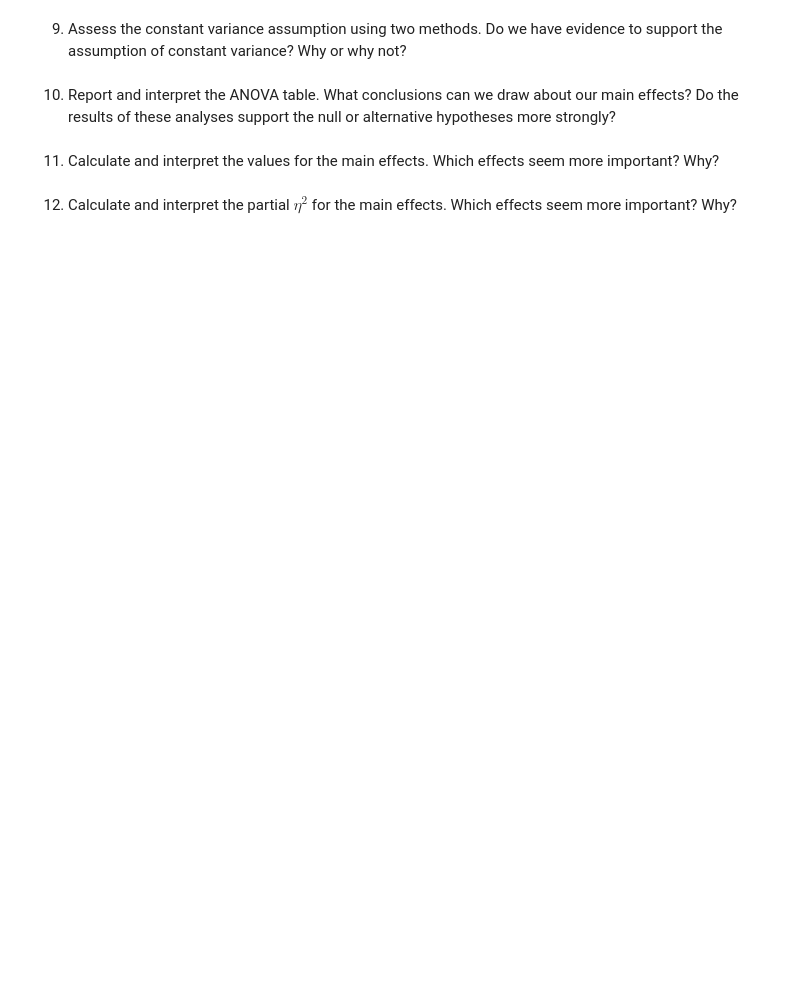
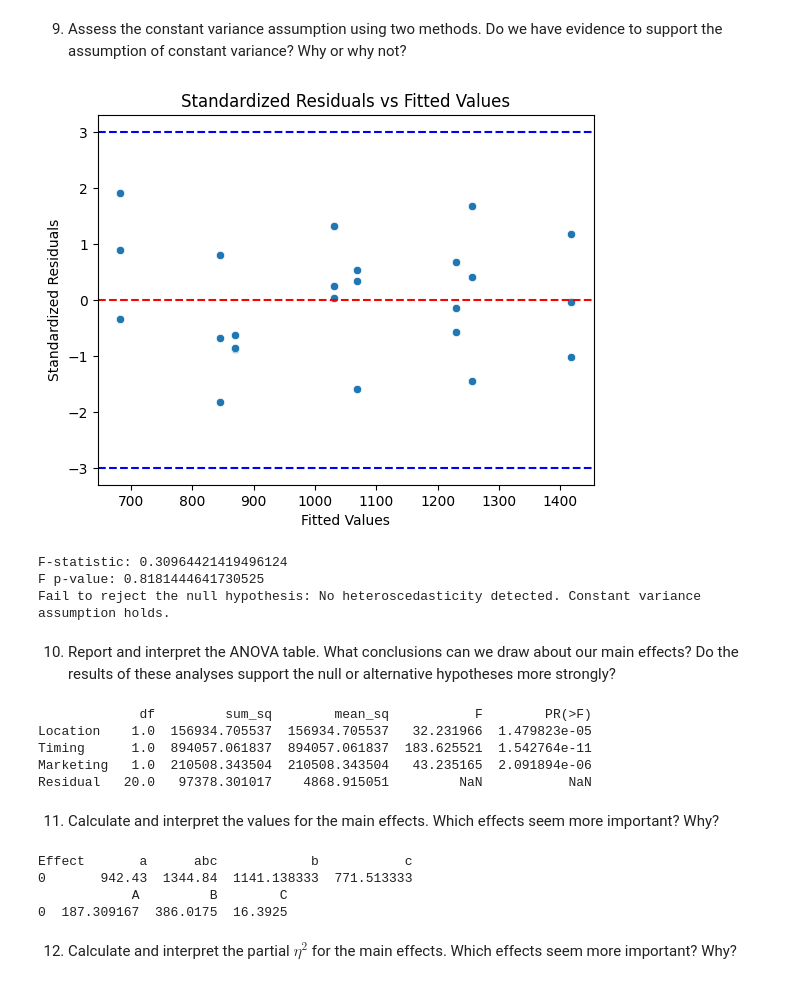
Before and after one commit to kwill580/STAT-7220-Applied-Experimental-Design, a Jupyter notebook: Assignments/Final-Exam/Final-Exam.ipynb, the cells around one changed output. Cells and saved outputs as stored; diff of their text form; code cells hidden in the pictures; blank space fills up the shorter version.

```diff
--- a/Assignments/Final-Exam/Final-Exam.ipynb
+++ b/Assignments/Final-Exam/Final-Exam.ipynb
@@ -282,15 +317,88 @@ plt.show()
 # %% [markdown]
 9. Assess the constant variance assumption using two methods. Do we have evidence to support the assumption of constant variance? Why or why not?
 # %%
-## Question 9 Code ##
+## Generate Scatterplot of Standardized Residuals vs Fitted Values ##
+
+sales_standard_res = sales_mod.get_influence().resid_studentized_internal
+sales_fitted_vals = sales_mod.fittedvalues
+
+sns.scatterplot(x=sales_fitted_vals,y=sales_standard_res)
+plt.axhline(y=0, color='r', linestyle='--')
+plt.axhline(y=3, color='b', linestyle='--')
+plt.axhline(y=-3, color='b', linestyle='--')
+plt.xlabel('Fitted Values')
+plt.ylabel('Standardized Residuals')
+plt.title('Standardized Residuals vs Fitted Values')
+plt.show()
+## Perform Breusch-Pagan Test for Homoscedasticity ##
+
+sales_bp_test = het_breuschpagan(sales_residuals, sales_mod.model.exog)
+
+## Extract F-statistic ##
+
+sales_f_statistic = sales_bp_test[2]
+
+## Extract its P-Value ##
+
+sales_f_p_value = sales_bp_test[3]
+
+print(f"F-statistic: {sales_f_statistic}")
+print(f"F p-value: {sales_f_p_value}")
+if sales_f_p_value < 0.05:
+    print("Reject the null hypothesis: Heteroscedasticity detected. Constant variance assumption violated.")
+else:
+    print("Fail to reject the null hypothesis: No heteroscedasticity detected. Constant variance assumption holds.")
+# %% [output]
+[figure, added]
+F-statistic: 0.30964421419496124
+F p-value: 0.8181444641730525
+Fail to reject the null hypothesis: No heteroscedasticity detected. Constant variance assumption holds.
 # %% [markdown]
 10. Report and interpret the ANOVA table. What conclusions can we draw about our main effects? Do the results of these analyses support the null or alternative hypotheses more strongly?
 # %%
-## Question 10 Code ##
+## Print the ANOVA table ##
+
+print(sm.stats.anova_lm(sales_mod, typ=1))
+# %% [output]
+             df         sum_sq        mean_sq           F        PR(>F)
+Location    1.0  156934.705537  156934.705537   32.231966  1.479823e-05
+Timing      1.0  894057.061837  894057.061837  183.625521  1.542764e-11
+Marketing   1.0  210508.343504  210508.343504   43.235165  2.091894e-06
+Residual   20.0   97378.301017    4868.915051         NaN           NaN
 # %% [markdown]
 11. Calculate and interpret the values for the main effects. Which effects seem more important? Why?
 # %%
-## Question 11 Code ##
+## Group the Data by the Effect column and pivot from long to wide ##
+
+df = (sales.groupby("Effect", as_index=False)["Sales"].mean())
+
+## Now we want to pivot the DataFrame from long to wide format
+## so that each effect is a separate column ##
+
+df = df.pivot_table(index=None, columns='Effect', values='Sales').reset_index(drop=True)
+
+## Extract factor columns for easier use ##
+
+a   = df['a']
+b   = df['b']
+c   = df['c']
+abc = df['abc']
+
+## Compute factor estimates ##
+
+df2 = pd.DataFrame({
+    "A": 0.5 * (a - b - c + abc),
+    "B": 0.5 * (-a + b - c + abc),
+    "C": 0.5 * (-a - b + c + abc)
+})
+
+print(df)
+print(df2)
+# %% [output]
+Effect       a      abc            b           c
+0       942.43  1344.84  1141.138333  771.513333
+            A         B        C
+0  187.309167  386.0175  16.3925
 # %% [markdown]
 12. Calculate and interpret the partial $\eta^2$ for the main effects. Which effects seem more important? Why?
 # %%
```
Also changed, not shown: parts of 2 cells of this notebook.
